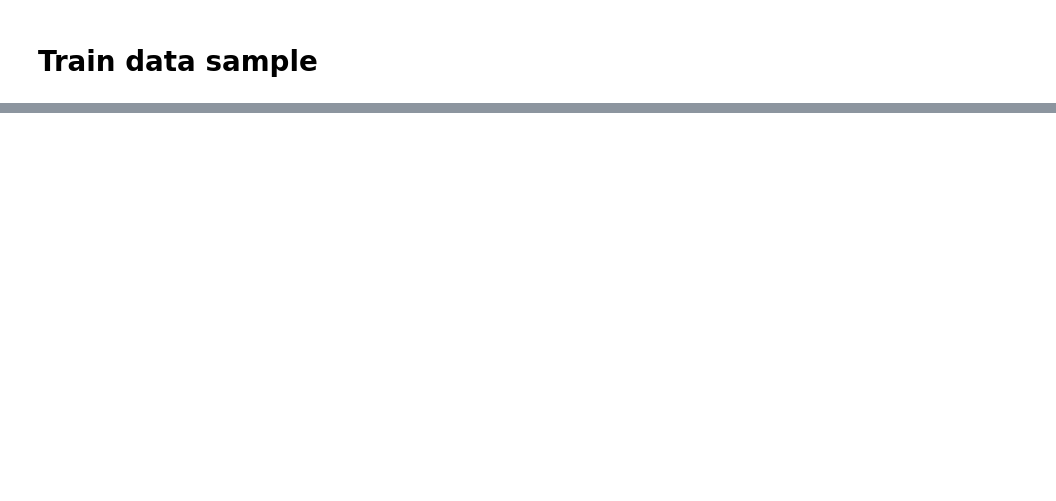
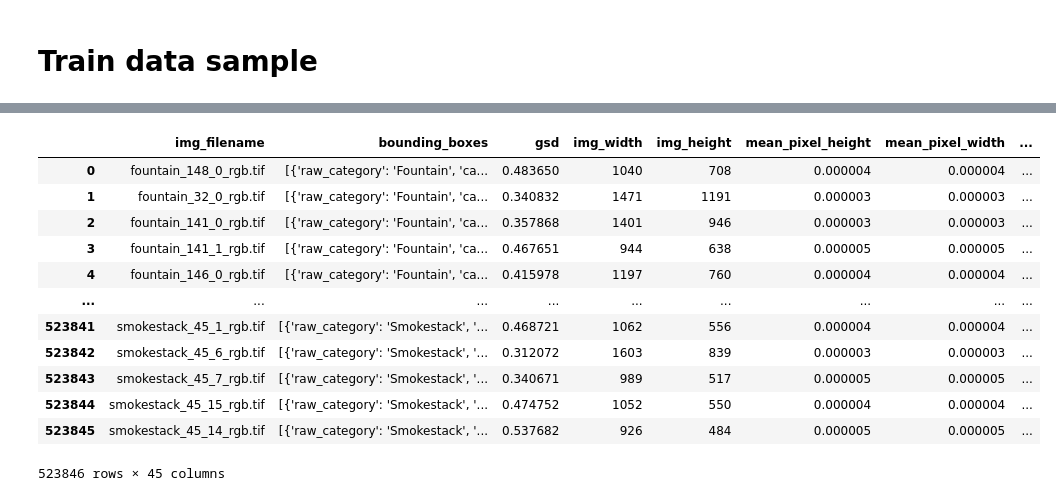
Before and after one commit to mhon2014/BigDataProject, a Jupyter notebook: ProjectDataExploration.ipynb, the cells around one changed output, grey strips where cells are left out. Cells and saved outputs as stored; diff of their text form; code cells hidden in the pictures; blank space fills up the shorter version.

```diff
--- a/ProjectDataExploration.ipynb
+++ b/ProjectDataExploration.ipynb
@@ -191,0 +444,18 @@ df
+# %%
+msrgb_df = pd.read_json('./groundtruthdata.json')
+# %%
+msrgb_df
+# %% [output]
+|  | img_filename | bounding_boxes | gsd | img_width | img_height | mean_pixel_height | mean_pixel_width | ... |
+| 0 | fountain_148_0_rgb.tif | [{'raw_category': 'Fountain', 'ca... | 0.483650 | 1040 | 708 | 0.000004 | 0.000004 | ... |
+| 1 | fountain_32_0_rgb.tif | [{'raw_category': 'Fountain', 'ca... | 0.340832 | 1471 | 1191 | 0.000003 | 0.000003 | ... |
+| 2 | fountain_141_0_rgb.tif | [{'raw_category': 'Fountain', 'ca... | 0.357868 | 1401 | 946 | 0.000003 | 0.000003 | ... |
+| 3 | fountain_141_1_rgb.tif | [{'raw_category': 'Fountain', 'ca... | 0.467651 | 944 | 638 | 0.000005 | 0.000005 | ... |
+| 4 | fountain_146_0_rgb.tif | [{'raw_category': 'Fountain', 'ca... | 0.415978 | 1197 | 760 | 0.000004 | 0.000004 | ... |
+| ... | ... | ... | ... | ... | ... | ... | ... | ... |
+| 523841 | smokestack_45_1_rgb.tif | [{'raw_category': 'Smokestack', '... | 0.468721 | 1062 | 556 | 0.000004 | 0.000004 | ... |
+| 523842 | smokestack_45_6_rgb.tif | [{'raw_category': 'Smokestack', '... | 0.312072 | 1603 | 839 | 0.000003 | 0.000003 | ... |
+| 523843 | smokestack_45_7_rgb.tif | [{'raw_category': 'Smokestack', '... | 0.340671 | 989 | 517 | 0.000005 | 0.000005 | ... |
+| 523844 | smokestack_45_15_rgb.tif | [{'raw_category': 'Smokestack', '... | 0.474752 | 1052 | 550 | 0.000004 | 0.000004 | ... |
+| 523845 | smokestack_45_14_rgb.tif | [{'raw_category': 'Smokestack', '... | 0.537682 | 926 | 484 | 0.000005 | 0.000005 | ... |
+523846 rows × 45 columns
```
Also changed, not shown: parts of 69 cells of this notebook, 19 other files.
